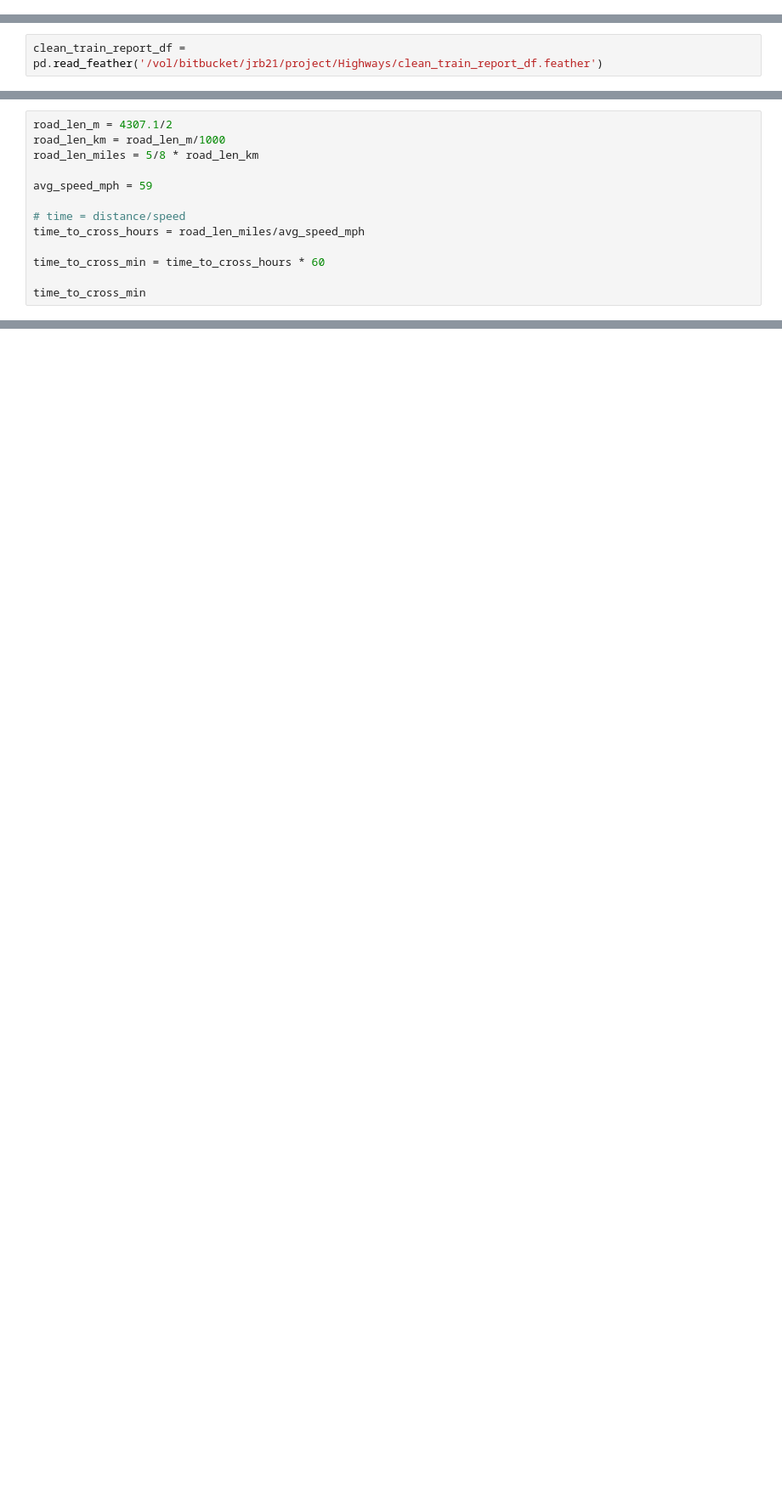
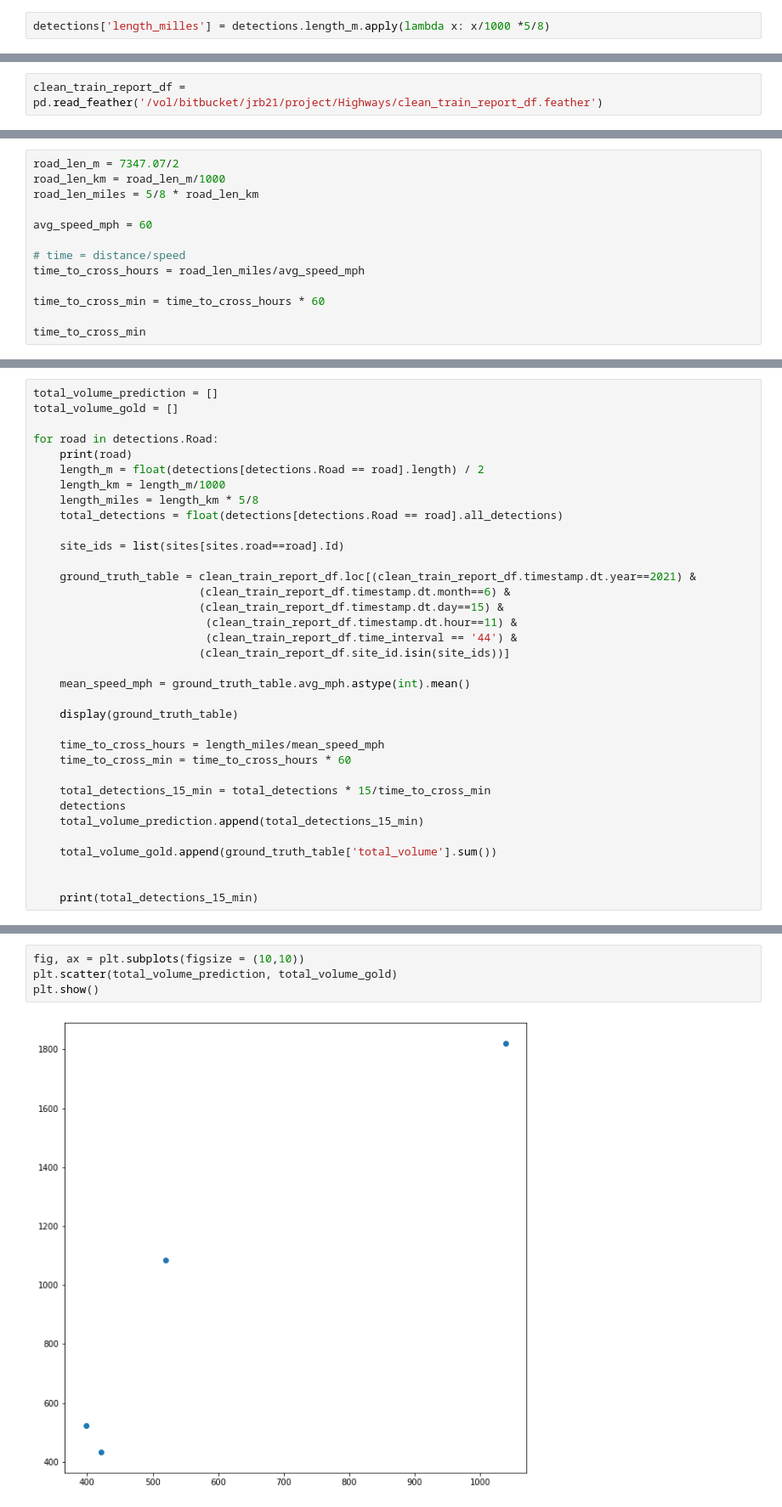
Before and after one commit to JakeRobertBaker/small-object-detection-benchmark, a Jupyter notebook: Inference-Highways.ipynb, the cells around one changed output, grey strips where cells are left out. Shown at 85% size. Drawn from its saved outputs; the diff is of its cells as text; blank space fills up the shorter version.

```diff
--- a/Inference-Highways.ipynb
+++ b/Inference-Highways.ipynb
@@ -152,0 +212,2 @@ len(prediction_list)
+# %%
+detections['length_milles'] = detections.length_m.apply(lambda x: x/1000 *5/8)
@@ -220,9 +343,9 @@ clean_train_report_df.loc[(clean_train_report_df.timestamp.dt.year==2021) &
 # %%
-road_len_m = 4307.1/2
+road_len_m = 7347.07/2
 road_len_km = road_len_m/1000
 road_len_miles = 5/8 * road_len_km
 
-avg_speed_mph = 59
+avg_speed_mph = 60
 
 # time = distance/speed
 time_to_cross_hours = road_len_miles/avg_speed_mph
@@ -238,0 +435,35 @@ len(prediction_list) * 15/time_to_cross_min
+# %%
+total_volume_prediction = []
+total_volume_gold = []
+
+for road in detections.Road:
+    print(road)
+    length_m = float(detections[detections.Road == road].length) / 2
+    length_km = length_m/1000
+    length_miles = length_km * 5/8
+    total_detections = float(detections[detections.Road == road].all_detections)
+
+    site_ids = list(sites[sites.road==road].Id)
+
+    ground_truth_table = clean_train_report_df.loc[(clean_train_report_df.timestamp.dt.year==2021) &
+                         (clean_train_report_df.timestamp.dt.month==6) &
+                         (clean_train_report_df.timestamp.dt.day==15) &
+                          (clean_train_report_df.timestamp.dt.hour==11) &
+                          (clean_train_report_df.time_interval == '44') &
+                         (clean_train_report_df.site_id.isin(site_ids))]
+
+    mean_speed_mph = ground_truth_table.avg_mph.astype(int).mean()
+
+    display(ground_truth_table)
+
+    time_to_cross_hours = length_miles/mean_speed_mph
+    time_to_cross_min = time_to_cross_hours * 60
+
+    total_detections_15_min = total_detections * 15/time_to_cross_min
+    detections
+    total_volume_prediction.append(total_detections_15_min)
+
+    total_volume_gold.append(ground_truth_table['total_volume'].sum())
+
+
+    print(total_detections_15_min)
@@ -238,0 +510,6 @@ len(prediction_list) * 15/time_to_cross_min
+# %%
+fig, ax = plt.subplots(figsize = (10,10))
+plt.scatter(total_volume_prediction, total_volume_gold)
+plt.show()
+# %% [output]
+[figure, added]
```
Also changed, not shown: parts of 44 cells of this notebook.
